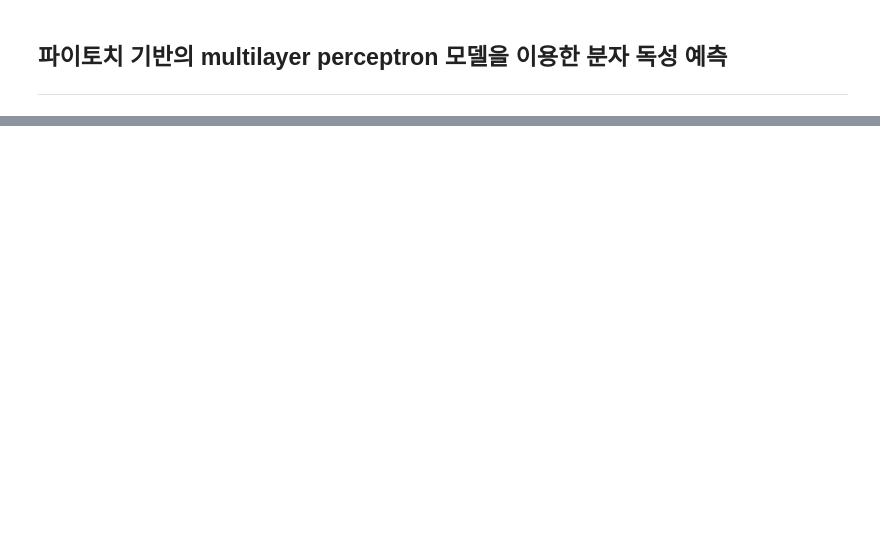
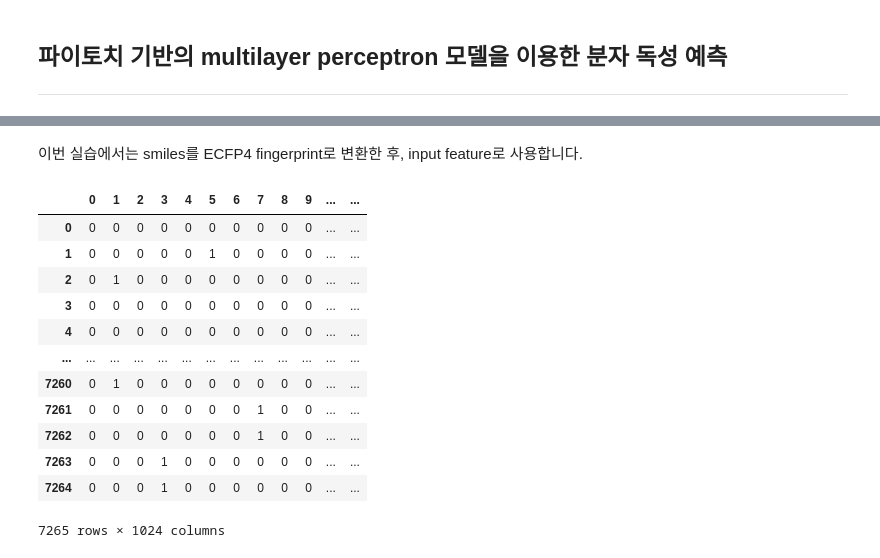
Before and after one commit to JLee823/2023-1st-AI-assisted-drug-discovery-SNU, a Jupyter notebook: Week4_introduction_to_PyTorch_Tensor_Multilayer_percetron.ipynb, the cells around one changed output, grey strips where cells are left out. Saved outputs shown, nothing was run; the diff lists cells and outputs as text; code cells hidden in the pictures; blank space fills up the shorter version.

```diff
--- a/Week4_introduction_to_PyTorch_Tensor_Multilayer_percetron.ipynb
+++ b/Week4_introduction_to_PyTorch_Tensor_Multilayer_percetron.ipynb
@@ -573,0 +910,2 @@ print(f"GPU time: {0.001 * start.elapsed_time(end):6.5f}s")  # Milliseconds to s
+# %%
+df_sub=df[["NR-AR", "smiles"]]
@@ -573,0 +930,2 @@ print(f"GPU time: {0.001 * start.elapsed_time(end):6.5f}s")  # Milliseconds to s
+# %%
+df_sub=df_sub.dropna(axis='index', subset='NR-AR')
@@ -573,0 +948,29 @@ print(f"GPU time: {0.001 * start.elapsed_time(end):6.5f}s")  # Milliseconds to s
+# %% [markdown]
+이번 실습에서는 smiles를 ECFP4 fingerprint로 변환한 후, input feature로 사용합니다.
+# %%
+from tqdm import tqdm
+from rdkit.Chem import AllChem
+
+fp_list = []
+for smi in tqdm(df_sub["smiles"]):
+  m = Chem.MolFromSmiles(smi)
+  fp = AllChem.GetMorganFingerprintAsBitVect(m,2,nBits=1024)
+  fp_list.append(fp.ToList())
+# %%
+fp_df = pd.DataFrame(fp_list)
+# %%
+fp_df
+# %% [output]
+|  | 0 | 1 | 2 | 3 | 4 | 5 | 6 | 7 | 8 | 9 | ... | ... |
+| 0 | 0 | 0 | 0 | 0 | 0 | 0 | 0 | 0 | 0 | 0 | ... | ... |
+| 1 | 0 | 0 | 0 | 0 | 0 | 1 | 0 | 0 | 0 | 0 | ... | ... |
+| 2 | 0 | 1 | 0 | 0 | 0 | 0 | 0 | 0 | 0 | 0 | ... | ... |
+| 3 | 0 | 0 | 0 | 0 | 0 | 0 | 0 | 0 | 0 | 0 | ... | ... |
+| 4 | 0 | 0 | 0 | 0 | 0 | 0 | 0 | 0 | 0 | 0 | ... | ... |
+| ... | ... | ... | ... | ... | ... | ... | ... | ... | ... | ... | ... | ... |
+| 7260 | 0 | 1 | 0 | 0 | 0 | 0 | 0 | 0 | 0 | 0 | ... | ... |
+| 7261 | 0 | 0 | 0 | 0 | 0 | 0 | 0 | 1 | 0 | 0 | ... | ... |
+| 7262 | 0 | 0 | 0 | 0 | 0 | 0 | 0 | 1 | 0 | 0 | ... | ... |
+| 7263 | 0 | 0 | 0 | 1 | 0 | 0 | 0 | 0 | 0 | 0 | ... | ... |
+| 7264 | 0 | 0 | 0 | 1 | 0 | 0 | 0 | 0 | 0 | 0 | ... | ... |
+7265 rows × 1024 columns
```
Also changed, not shown: parts of 118 cells of this notebook.
